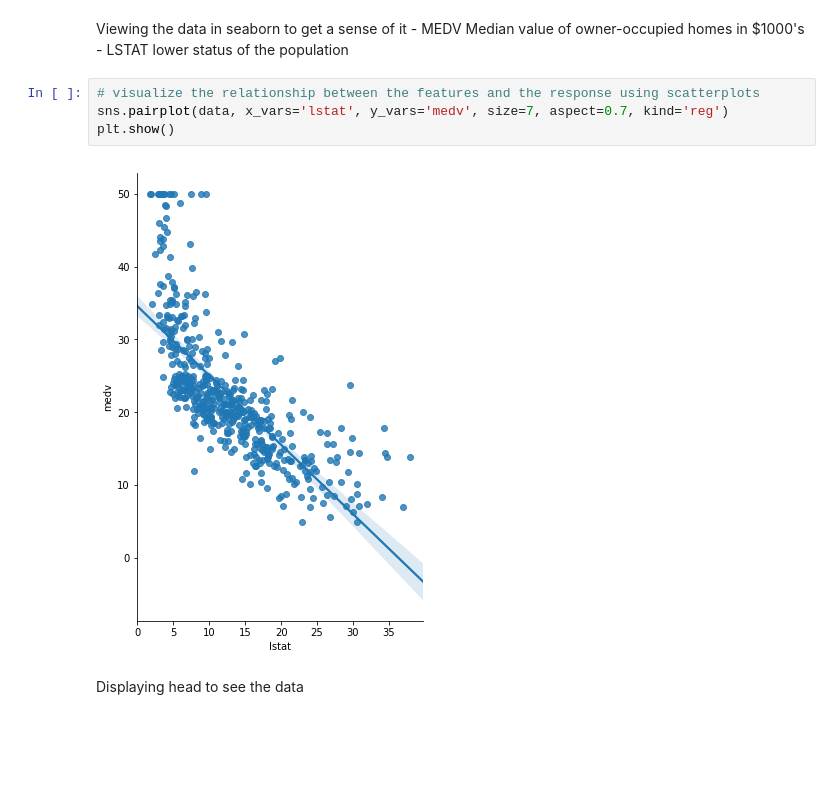
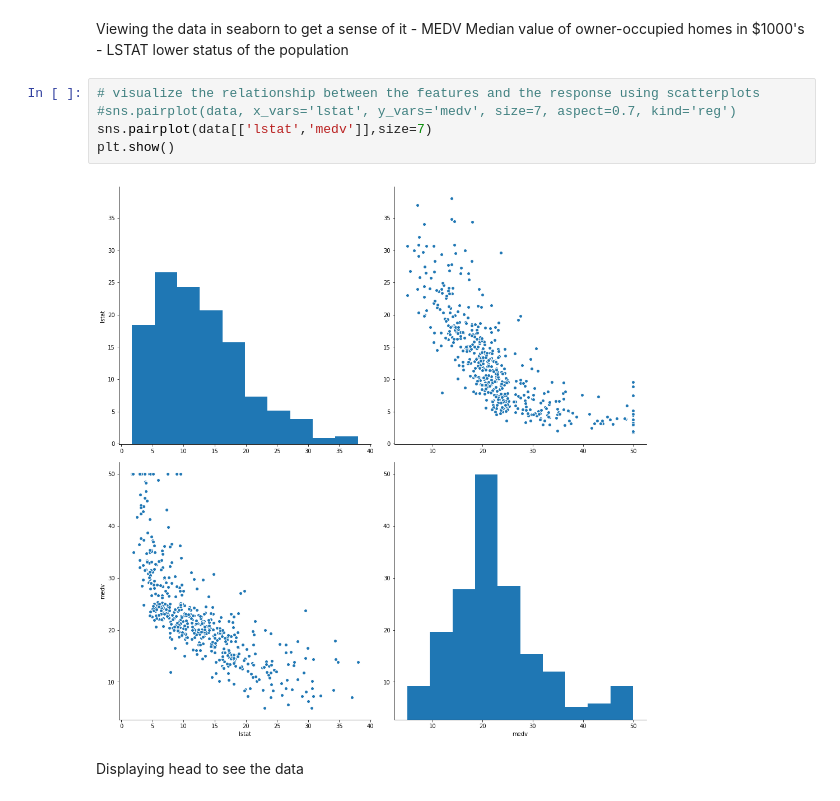
Before and after one commit to entvex/DecisionSupportSystems, a Jupyter notebook: Exercises/David og Henrik/Exersice1 - linerregssion/jupyterNoteBook/Simple linear regression.ipynb, the cells around one changed output. Saved outputs shown, nothing was run; the diff lists cells and outputs as text; blank space fills up the shorter version.

```diff
--- a/Exercises/David og Henrik/Exersice1 - linerregssion/jupyterNoteBook/Simple linear regression.ipynb
+++ b/Exercises/David og Henrik/Exersice1 - linerregssion/jupyterNoteBook/Simple linear regression.ipynb
@@ -16,10 +16,11 @@ Viewing the data in seaborn to get a sense of it
         - LSTAT    lower status of the population
 # %%
 # visualize the relationship between the features and the response using scatterplots
-sns.pairplot(data, x_vars='lstat', y_vars='medv', size=7, aspect=0.7, kind='reg')
+#sns.pairplot(data, x_vars='lstat', y_vars='medv', size=7, aspect=0.7, kind='reg')
+sns.pairplot(data[['lstat','medv']],size=7)
 plt.show()
 # %% [output]
-[figure, old version]
+[figure, new version]
 # %% [markdown]
 Displaying head to see the data
 # %%
```
Also changed, not shown: parts of 6 cells of this notebook, 1 other file.
